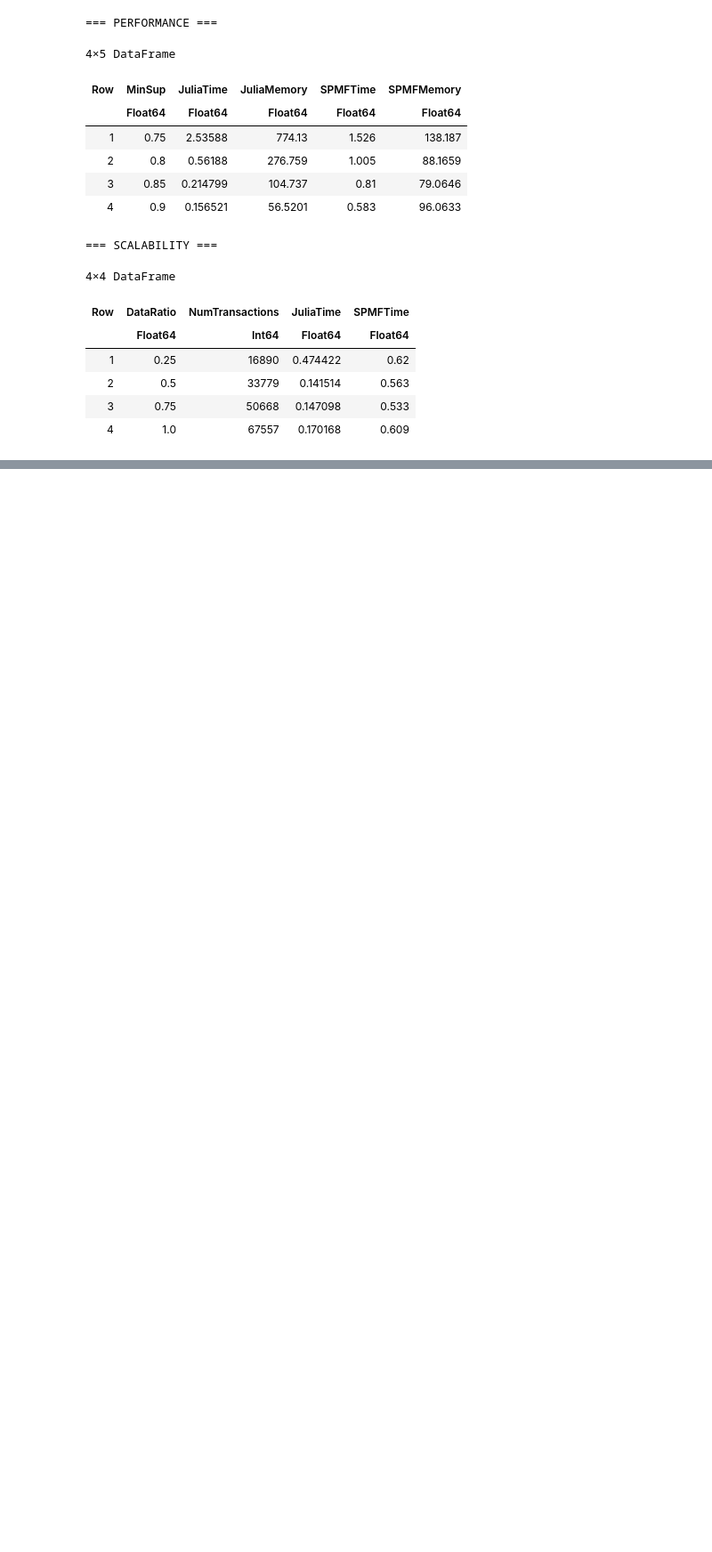
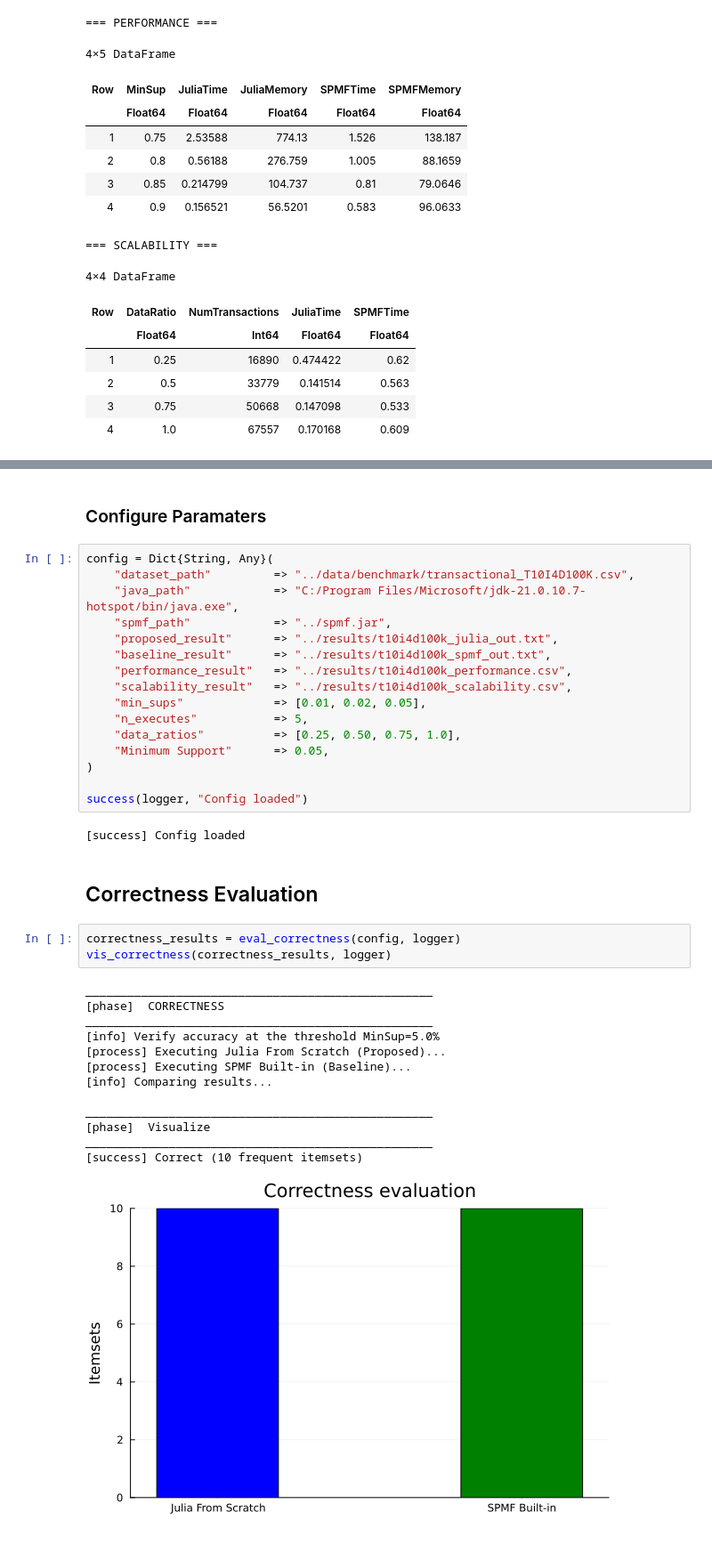
Before and after one commit to HungHiHung10/Lab02-Data-Mining, a Jupyter notebook: notebooks/02_bechmarking.ipynb, the cells around one changed output, grey strips where cells are left out. Shown at 89% size. Cells and saved outputs as stored; diff of their text form; blank space fills up the shorter version.

Commit message:
feat: setup benchmarking for T10I4D100K and fix missing proposed_result key

```diff
--- a/notebooks/02_bechmarking.ipynb
+++ b/notebooks/02_bechmarking.ipynb
@@ -213,0 +271,39 @@ display(scalability_result)
+# %% [markdown]
+### Configure Paramaters
+# %%
+config = Dict{String, Any}(
+    "dataset_path"         => "../data/benchmark/transactional_T10I4D100K.csv",
+    "java_path"            => "C:/Program Files/Microsoft/jdk-21.0.10.7-hotspot/bin/java.exe",
+    "spmf_path"            => "../spmf.jar",
+    "proposed_result"      => "../results/t10i4d100k_julia_out.txt",
+    "baseline_result"      => "../results/t10i4d100k_spmf_out.txt",
+    "performance_result"   => "../results/t10i4d100k_performance.csv",
+    "scalability_result"   => "../results/t10i4d100k_scalability.csv",
+    "min_sups"             => [0.01, 0.02, 0.05],
+    "n_executes"           => 5,
+    "data_ratios"          => [0.25, 0.50, 0.75, 1.0],
+    "Minimum Support"      => 0.05,
+)
+
+success(logger, "Config loaded")
+# %% [output]
+[success] Config loaded
+# %% [markdown]
+## Correctness Evaluation
+# %%
+correctness_results = eval_correctness(config, logger)
+vis_correctness(correctness_results, logger)
+# %% [output]
+__________________________________________________
+[phase]  CORRECTNESS
+__________________________________________________
+[info] Verify accuracy at the threshold MinSup=5.0%
+[process] Executing Julia From Scratch (Proposed)...
+[process] Executing SPMF Built-in (Baseline)...
+[info] Comparing results...
+
+__________________________________________________
+[phase]  Visualize
+__________________________________________________
+[success] Correct (10 frequent itemsets)
+[figure, added]
```
Also changed, not shown: parts of 10 cells of this notebook.
